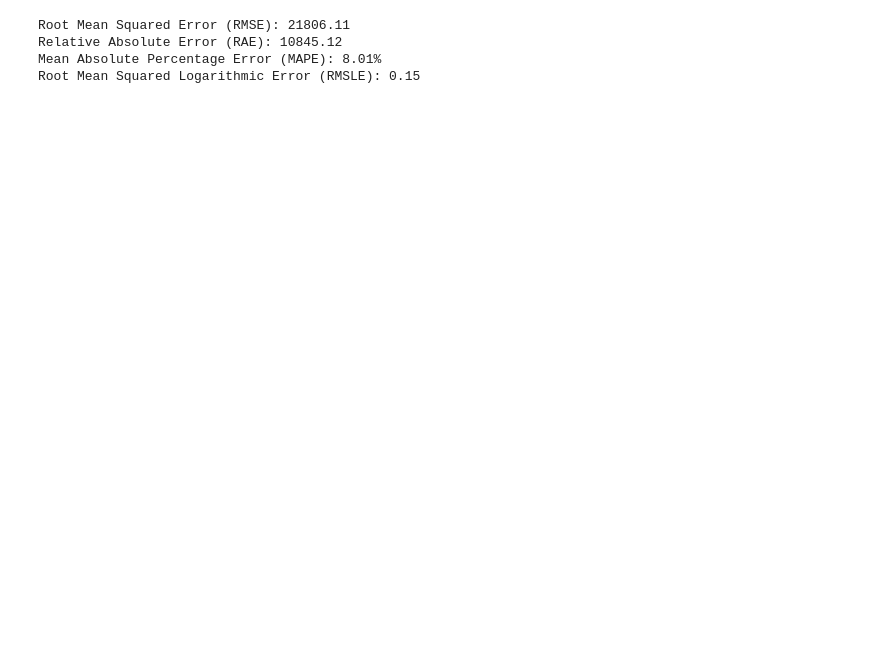
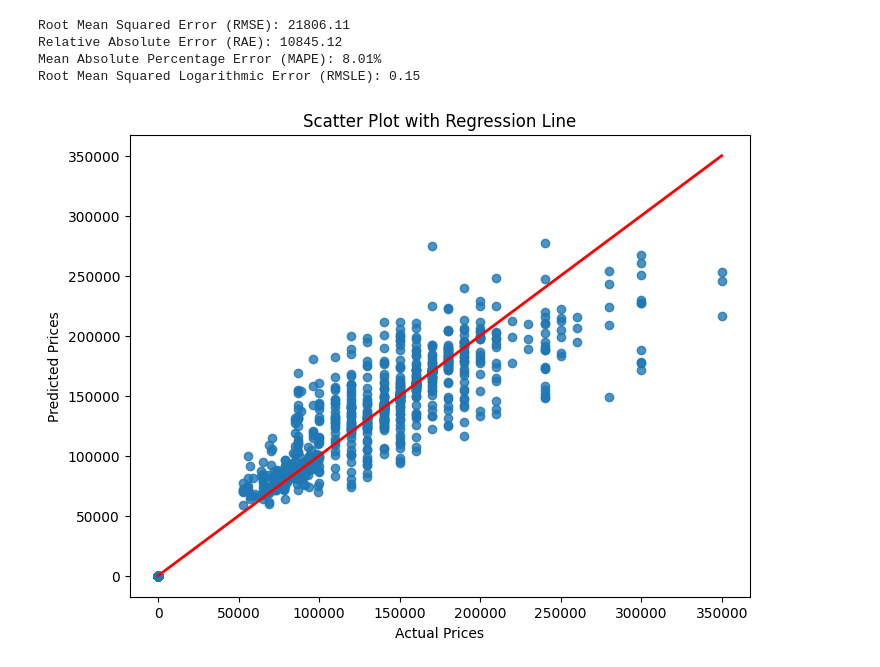
Before and after one commit to TheAmin102/csci-4340-Afiq, a Jupyter notebook: algorithm 1 visual.ipynb, the cells around one changed output. Drawn from its saved outputs; the diff is of its cells as text; code cells hidden in the pictures; blank space fills up the shorter version.

Commit message:
visual prediction leh buat . tpi rase kena tambah label

```diff
--- a/algorithm 1 visual.ipynb
+++ b/algorithm 1 visual.ipynb
@@ -43,3 +43,15 @@ Root Mean Squared Error (RMSE): 21806.11
 Relative Absolute Error (RAE): 10845.12
 Mean Absolute Percentage Error (MAPE): 8.01%
 Root Mean Squared Logarithmic Error (RMSLE): 0.15
+# %%
+import matplotlib.pyplot as plt
+
+plt.figure(figsize=(8, 6))
+plt.scatter(y_test, y_pred, alpha=0.8)  # Plot actual vs. predicted values
+plt.plot([y_test.min(), y_test.max()], [y_test.min(), y_test.max()], color='red', linewidth=2)  # Add regression line
+plt.xlabel("Actual Prices")
+plt.ylabel("Predicted Prices")
+plt.title("Scatter Plot with Regression Line")
+plt.show()
+# %% [output]
+[figure, added]
```
Also changed, not shown: parts of 7 cells of this notebook, 5 other files.
